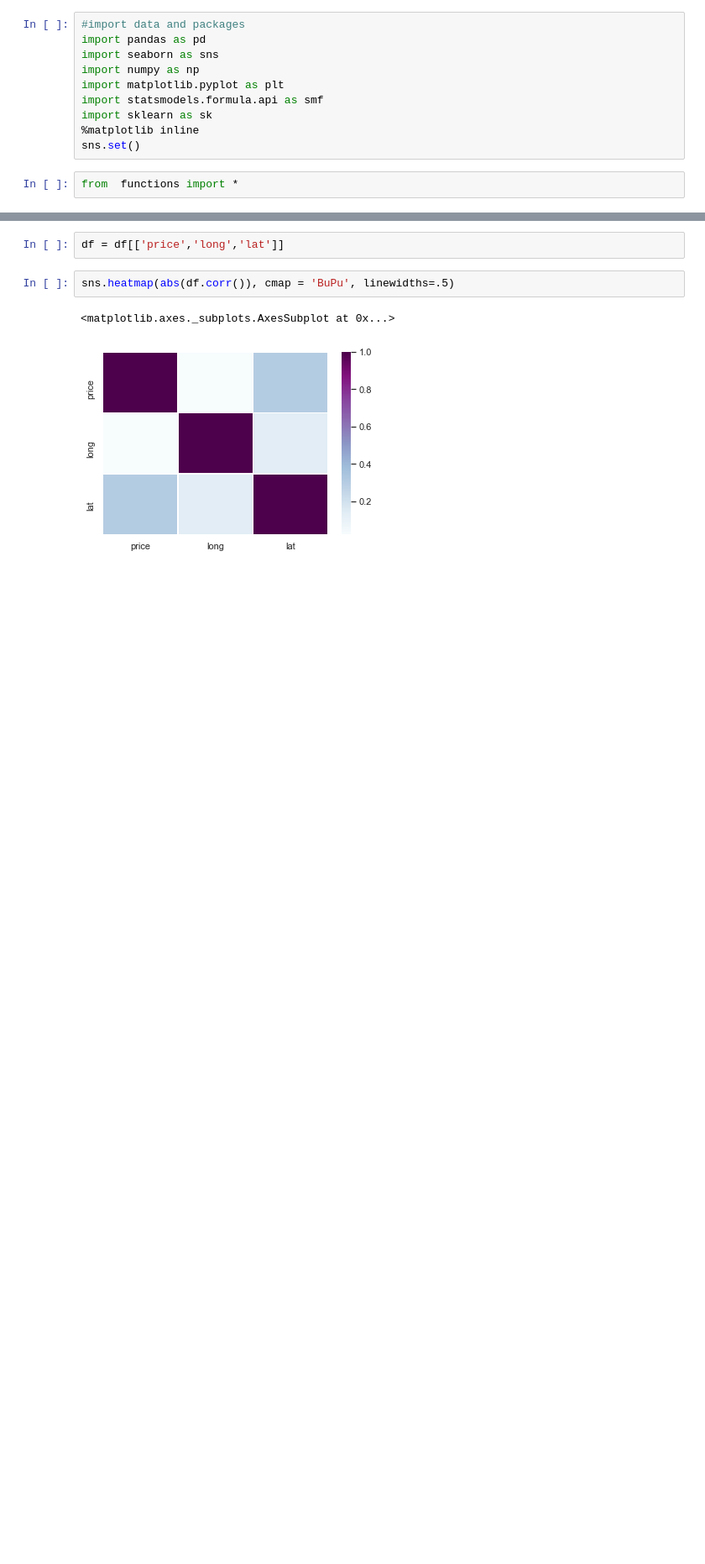
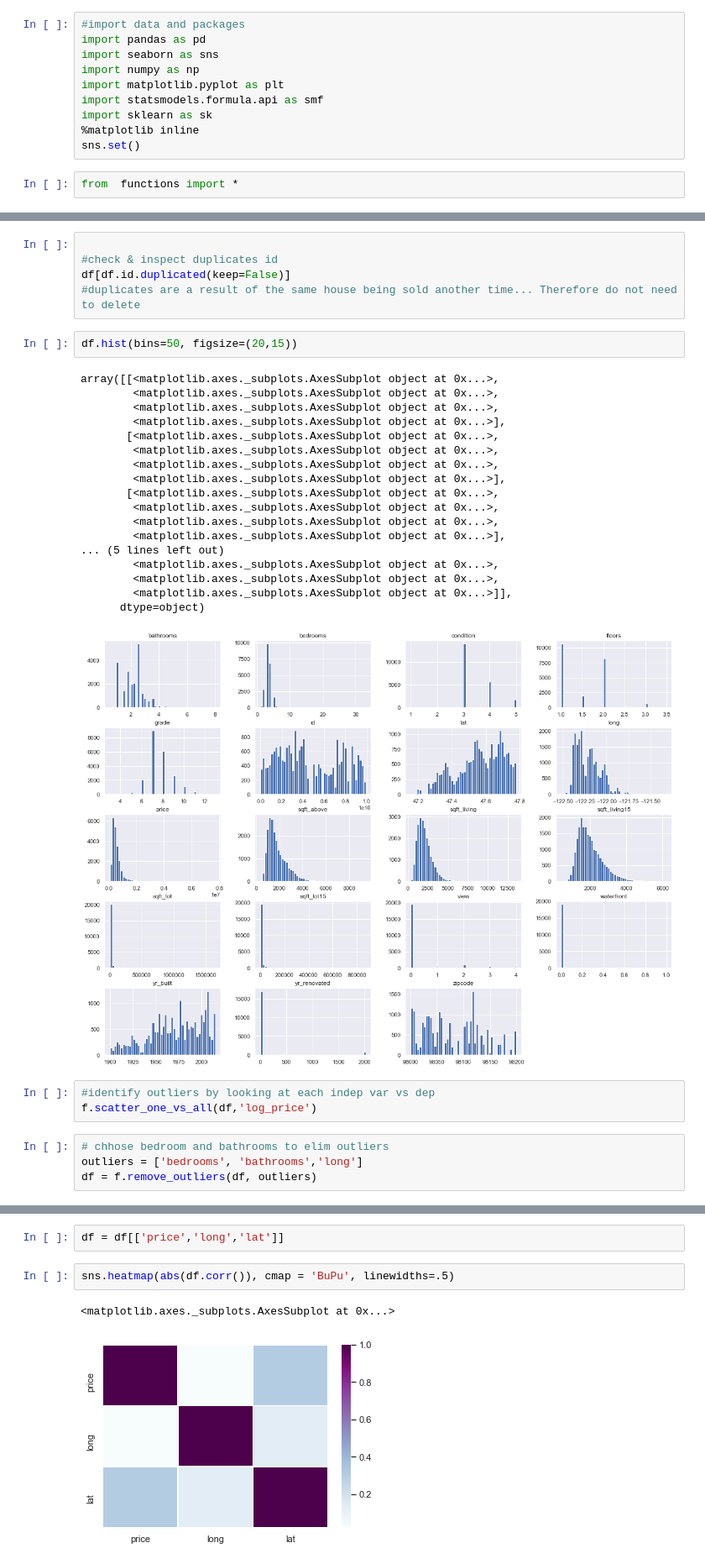
Before and after one commit to matt8955/Mod-1-project, a Jupyter notebook: Trying funcions cris.ipynb, the cells around one changed output, grey strips where cells are left out. Shown at 84% size. Saved outputs shown, nothing was run; the diff lists cells and outputs as text; blank space fills up the shorter version.

```diff
--- a/Trying funcions cris.ipynb
+++ b/Trying funcions cris.ipynb
@@ -28,0 +26,33 @@ df.head()
+# %%
+
+#check & inspect duplicates id
+df[df.id.duplicated(keep=False)]
+#duplicates are a result of the same house being sold another time... Therefore do not need to delete
+# %%
+df.hist(bins=50, figsize=(20,15))
+# %% [output]
+array([[<matplotlib.axes._subplots.AxesSubplot object at 0x...>,
+        <matplotlib.axes._subplots.AxesSubplot object at 0x...>,
+        <matplotlib.axes._subplots.AxesSubplot object at 0x...>,
+        <matplotlib.axes._subplots.AxesSubplot object at 0x...>],
+       [<matplotlib.axes._subplots.AxesSubplot object at 0x...>,
+        <matplotlib.axes._subplots.AxesSubplot object at 0x...>,
+        <matplotlib.axes._subplots.AxesSubplot object at 0x...>,
+        <matplotlib.axes._subplots.AxesSubplot object at 0x...>],
+       [<matplotlib.axes._subplots.AxesSubplot object at 0x...>,
+        <matplotlib.axes._subplots.AxesSubplot object at 0x...>,
+        <matplotlib.axes._subplots.AxesSubplot object at 0x...>,
+        <matplotlib.axes._subplots.AxesSubplot object at 0x...>],
+... (5 lines left out)
+        <matplotlib.axes._subplots.AxesSubplot object at 0x...>,
+        <matplotlib.axes._subplots.AxesSubplot object at 0x...>,
+        <matplotlib.axes._subplots.AxesSubplot object at 0x...>]],
+      dtype=object)
+[figure, added]
+# %%
+#identify outliers by looking at each indep var vs dep
+f.scatter_one_vs_all(df,'log_price')
+# %%
+# chhose bedroom and bathrooms to elim outliers
+outliers = ['bedrooms', 'bathrooms','long']
+df = f.remove_outliers(df, outliers)
```
Also changed, not shown: parts of 10 cells of this notebook, 1 other file.
